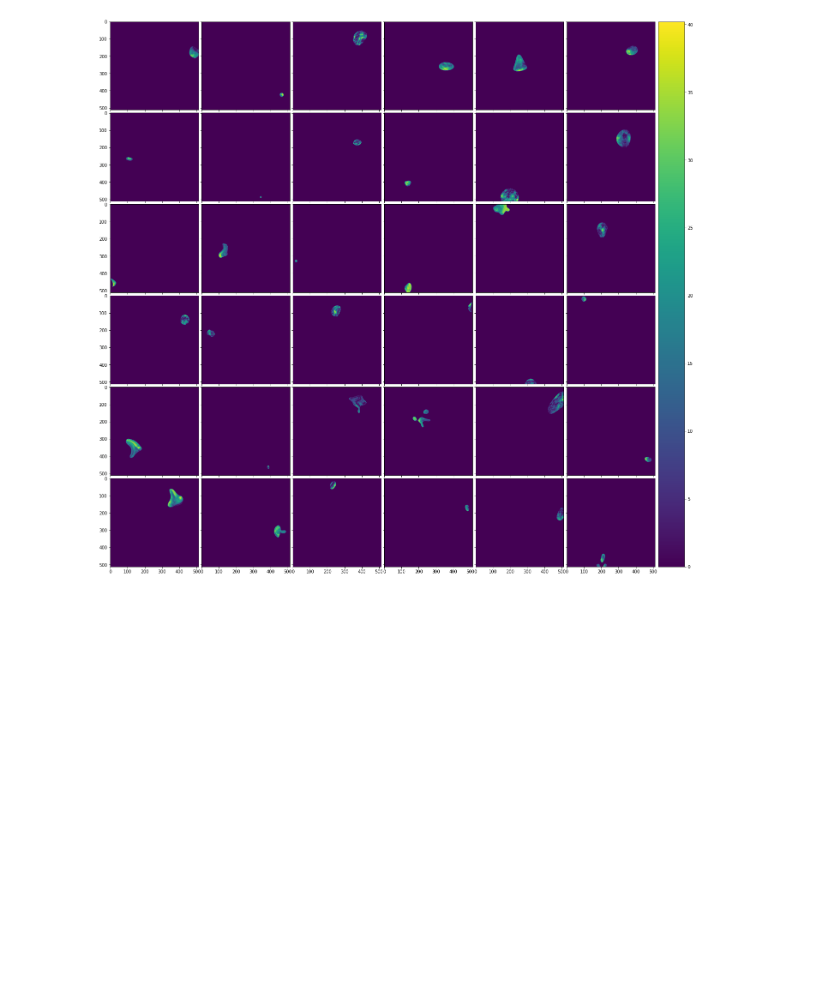
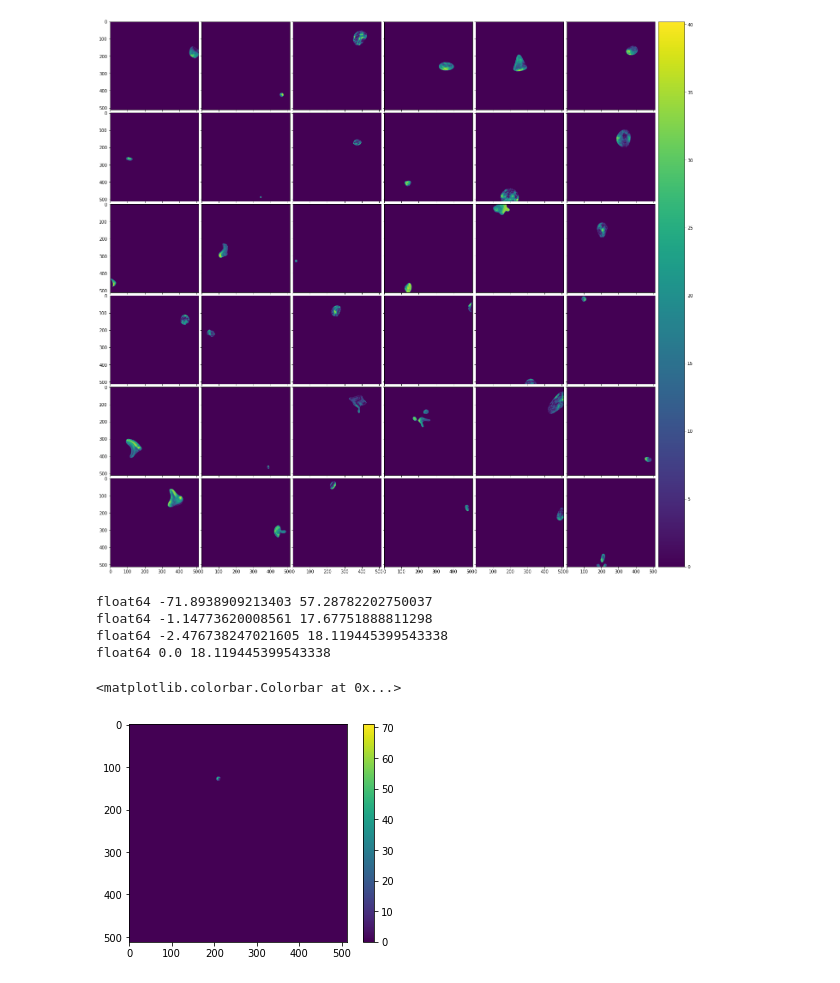
Before and after one commit to tischfieldlab/moseq2-detectron-extract, a Jupyter notebook: notebooks/dust_particle_noise.ipynb, the cells around one changed output. Drawn from its saved outputs; the diff is of its cells as text; code cells hidden in the pictures; blank space fills up the shorter version.

```diff
--- a/notebooks/dust_particle_noise.ipynb
+++ b/notebooks/dust_particle_noise.ipynb
@@ -76,3 +76,16 @@ grid.cbar_axes[0].colorbar(im)
 # %% [output]
 <matplotlib.colorbar.Colorbar at 0x...>
 [figure]
+# %%
+pna = ParticleNoiseAugmentation(always_apply=True, n_particles=(10,10))
+im = pna.generate_particle()
+im.dtype
+plt.imshow(im)
+plt.colorbar()
+# %% [output]
+float64 -71.8938909213403 57.28782202750037
+float64 -1.14773620008561 17.67751888811298
+float64 -2.476738247021605 18.119445399543338
+float64 0.0 18.119445399543338
+<matplotlib.colorbar.Colorbar at 0x...>
+[figure, added]
```
Also changed, not shown: parts of 1 cell of this notebook, 8 other files.
